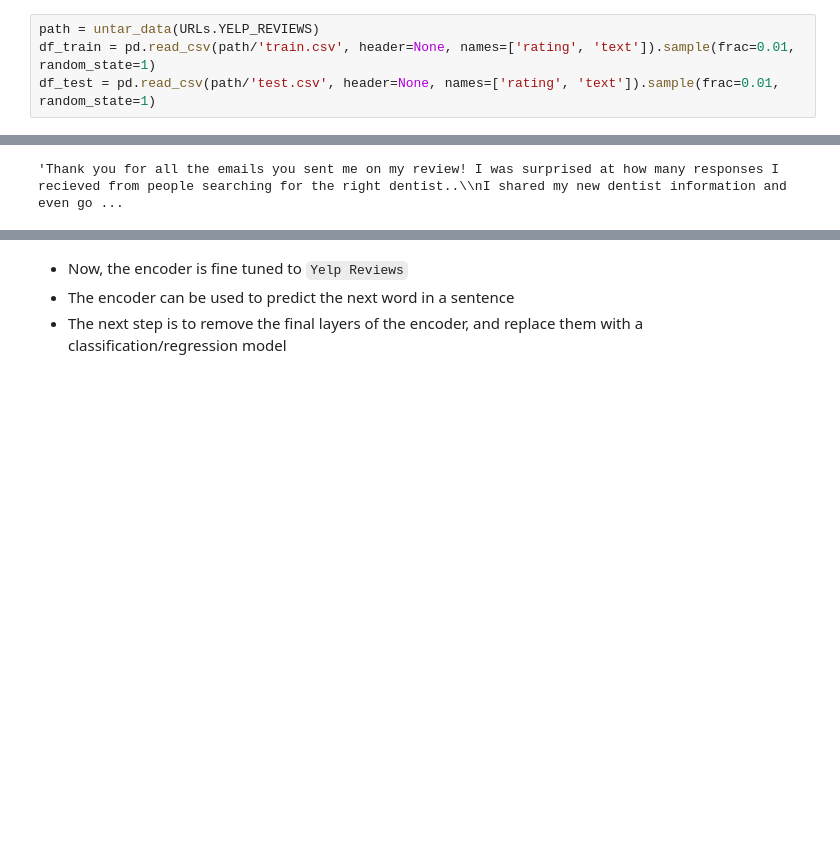
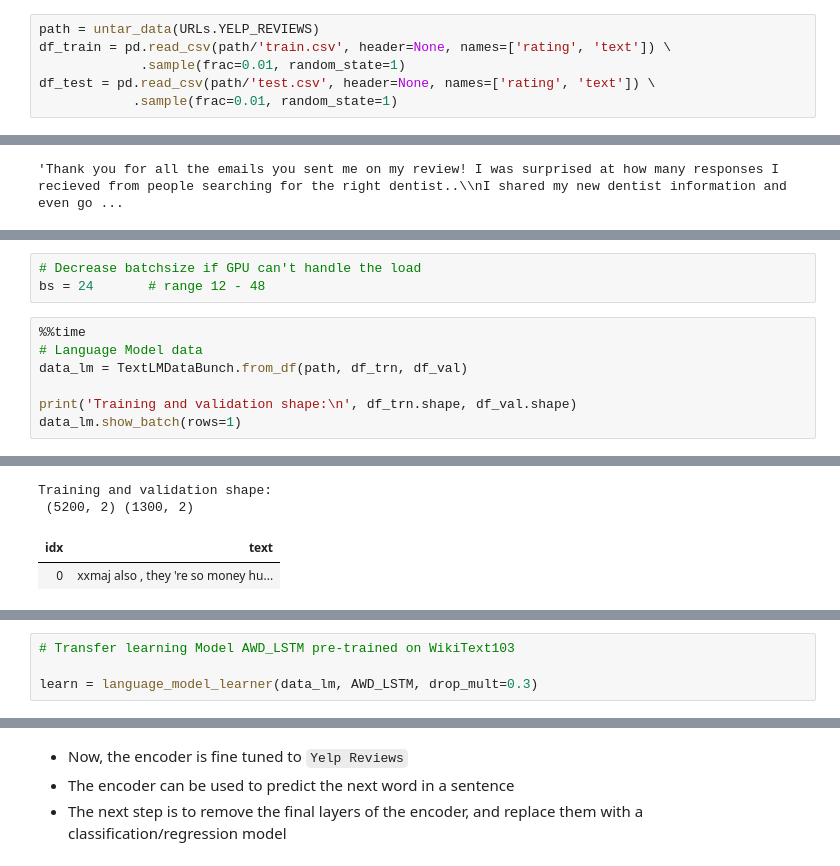
Before and after one commit to lukexyz/Reference-Notebooks, a Jupyter notebook: NLP-Sentiment-Analysis-Yelp.ipynb, the cells around one changed output, grey strips where cells are left out. Cells and saved outputs as stored; diff of their text form; blank space fills up the shorter version.

```diff
--- a/NLP-Sentiment-Analysis-Yelp.ipynb
+++ b/NLP-Sentiment-Analysis-Yelp.ipynb
@@ -18,6 +21,8 @@ from fastai.text import *
 3. Anything else you think might be interesting!
 # %%
 path = untar_data(URLs.YELP_REVIEWS)
-df_train = pd.read_csv(path/'train.csv', header=None, names=['rating', 'text']).sample(frac=0.01, random_state=1)
-df_test = pd.read_csv(path/'test.csv', header=None, names=['rating', 'text']).sample(frac=0.01, random_state=1)
+df_train = pd.read_csv(path/'train.csv', header=None, names=['rating', 'text']) \
+             .sample(frac=0.01, random_state=1)
+df_test = pd.read_csv(path/'test.csv', header=None, names=['rating', 'text']) \
+            .sample(frac=0.01, random_state=1)
 # %% [markdown]
@@ -168,0 +134,11 @@ learn.fit_one_cycle(10, 1e-3, moms=(0.8,0.7))
+# %%
+# Decrease batchsize if GPU can't handle the load
+bs = 24       # range 12 - 48
+# %%
+%%time
+# Language Model data
+data_lm = TextLMDataBunch.from_df(path, df_trn, df_val)
+
+print('Training and validation shape:\n', df_trn.shape, df_val.shape)
+data_lm.show_batch(rows=1)
+# %% [output]
@@ -168,0 +147,4 @@ learn.fit_one_cycle(10, 1e-3, moms=(0.8,0.7))
+Training and validation shape:
+ (5200, 2) (1300, 2)
+| idx | text |
+| 0 | xxmaj also , they 're so money hu... |
@@ -168,0 +152,4 @@ learn.fit_one_cycle(10, 1e-3, moms=(0.8,0.7))
+# %%
+# Transfer learning Model AWD_LSTM pre-trained on WikiText103
+
+learn = language_model_learner(data_lm, AWD_LSTM, drop_mult=0.3)
```
Also changed, not shown: parts of 57 cells of this notebook.
